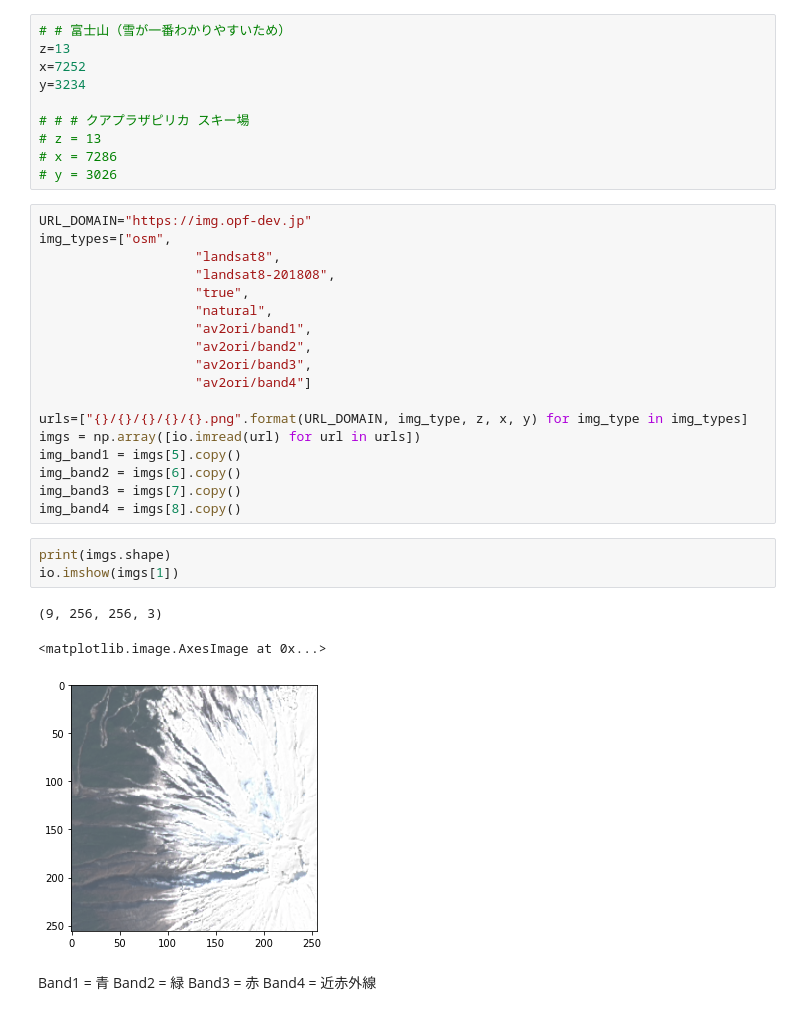
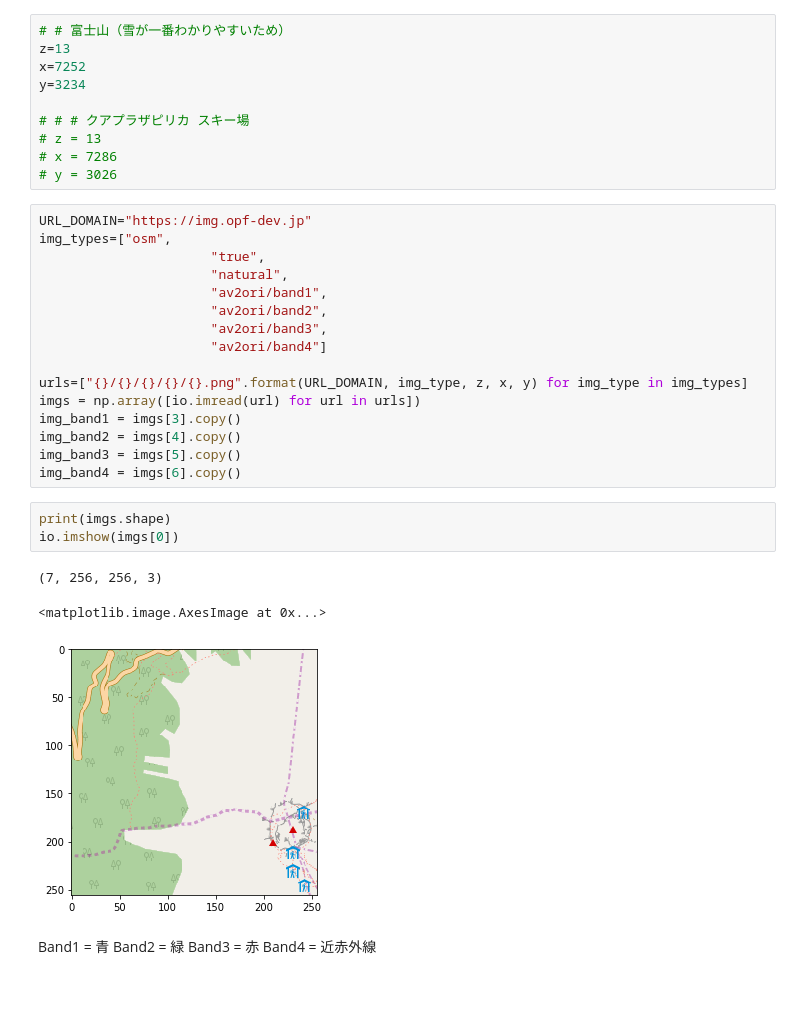
Before and after one commit to tellusxdp/sdav, a Jupyter notebook: notebooks/analysis/データの確認・基礎分析.ipynb, the cells around one changed output. Drawn from its saved outputs; the diff is of its cells as text.

```diff
--- a/notebooks/analysis/データの確認・基礎分析.ipynb
+++ b/notebooks/analysis/データの確認・基礎分析.ipynb
@@ -21,28 +21,26 @@ y=3234
 # %%
 URL_DOMAIN="https://img.opf-dev.jp"
 img_types=["osm",
-                    "landsat8",
-                    "landsat8-201808",
-                    "true",
-                    "natural",
-                    "av2ori/band1",
-                    "av2ori/band2",
-                    "av2ori/band3",
-                    "av2ori/band4"]
+                      "true",
+                      "natural",
+                      "av2ori/band1",
+                      "av2ori/band2",
+                      "av2ori/band3",
+                      "av2ori/band4"]
 
 urls=["{}/{}/{}/{}/{}.png".format(URL_DOMAIN, img_type, z, x, y) for img_type in img_types]
 imgs = np.array([io.imread(url) for url in urls])
-img_band1 = imgs[5].copy()
-img_band2 = imgs[6].copy()
-img_band3 = imgs[7].copy()
-img_band4 = imgs[8].copy()
+img_band1 = imgs[3].copy()
+img_band2 = imgs[4].copy()
+img_band3 = imgs[5].copy()
+img_band4 = imgs[6].copy()
 # %%
 print(imgs.shape)
-io.imshow(imgs[1])
+io.imshow(imgs[0])
 # %% [output]
-(9, 256, 256, 3)
+(7, 256, 256, 3)
 <matplotlib.image.AxesImage at 0x...>
-[figure, old version]
+[figure, new version]
 # %% [markdown]
 Band1 = 青
 Band2 = 緑
```
Also changed, not shown: parts of 46 cells of this notebook.
